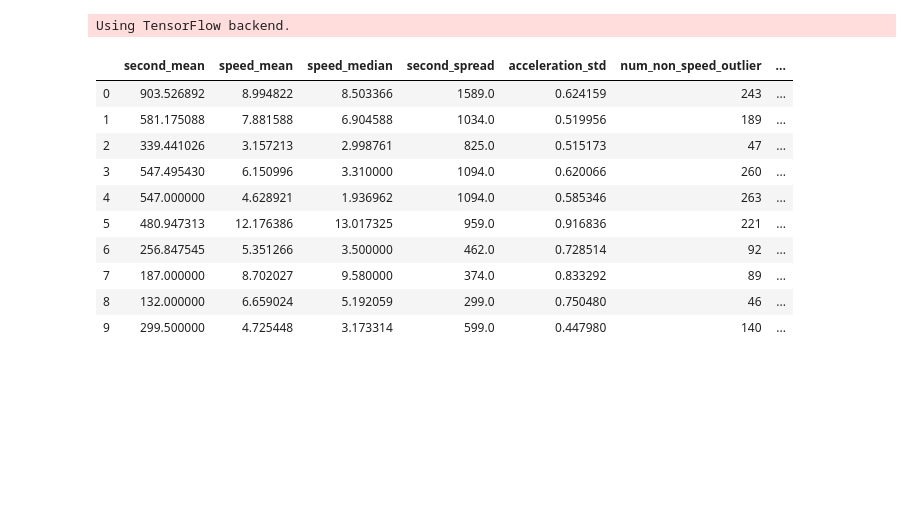
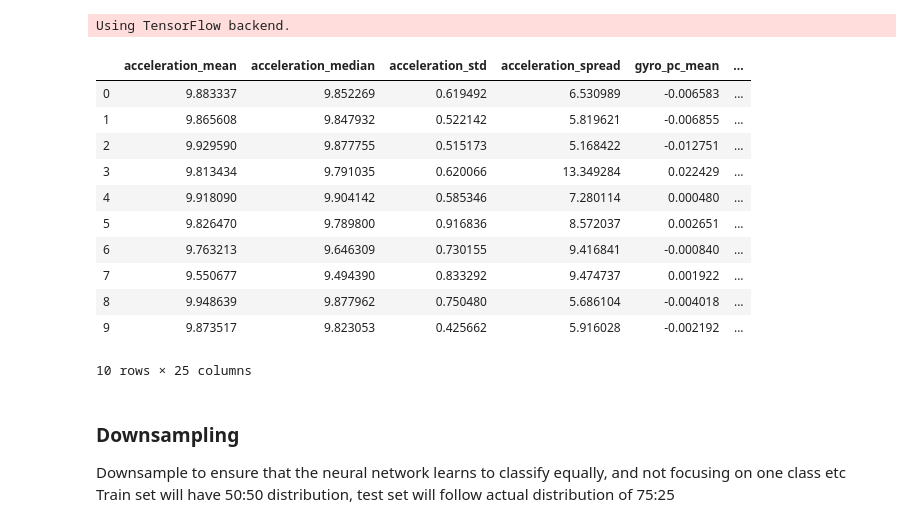
Before and after one commit to md-afif/AIforSEA_Safety, a Jupyter notebook: model_ANN.ipynb, the cells around one changed output. Drawn from its saved outputs; the diff is of its cells as text; code cells hidden in the pictures; blank space fills up the shorter version.

```diff
--- a/model_ANN.ipynb
+++ b/model_ANN.ipynb
@@ -15,25 +15,37 @@ from keras.layers import Dense, Dropout, BatchNormalization
 # %% [output]
 Using TensorFlow backend.
 # %%
-DATA_DIR = os.path.join(os.getcwd(), '../data/safety/kfengtee.csv')
+DATA_DIR = os.path.join(os.getcwd(), '../data/safety/total_df.csv')
 
-adaboost_cols = ['second_mean', 'speed_mean', 'speed_median', 'second_spread',
-       'acceleration_std', 'num_non_speed_outlier', 'second_std',
-       'second_median', 'speed_spread', 'num_non_gyro_outlier', 'label']
+# Not using the columns formed by IsolationForest
+cols = ['acceleration_mean', 'acceleration_median', 'acceleration_std',
+       'acceleration_spread', 'gyro_pc_mean', 'gyro_pc_median', 'gyro_pc_std',
+       'gyro_pc_spread', 'speed_mean', 'speed_median', 'speed_std',
+       'speed_spread', 'second_mean', 'second_median', 'second_std',
+       'second_spread', 'over_speed', 'over_second', 'over_acceleration_x',
+       'over_acceleration_y', 'over_acceleration_z', 'over_gyro_x',
+       'over_gyro_y', 'over_gyro_z', 'label']
+
 
 agg_diff_df = pd.read_csv(DATA_DIR)
 agg_diff_df = agg_diff_df.drop('bookingid', axis='columns')
-agg_diff_df = agg_diff_df[adaboost_cols]
+agg_diff_df = agg_diff_df[cols]
 agg_diff_df.head(n=10)
 # %% [output]
-|  | second_mean | speed_mean | speed_median | second_spread | acceleration_std | num_non_speed_outlier | ... |
-| 0 | 903.526892 | 8.994822 | 8.503366 | 1589.0 | 0.624159 | 243 | ... |
-| 1 | 581.175088 | 7.881588 | 6.904588 | 1034.0 | 0.519956 | 189 | ... |
-| 2 | 339.441026 | 3.157213 | 2.998761 | 825.0 | 0.515173 | 47 | ... |
-| 3 | 547.495430 | 6.150996 | 3.310000 | 1094.0 | 0.620066 | 260 | ... |
-| 4 | 547.000000 | 4.628921 | 1.936962 | 1094.0 | 0.585346 | 263 | ... |
-| 5 | 480.947313 | 12.176386 | 13.017325 | 959.0 | 0.916836 | 221 | ... |
-| 6 | 256.847545 | 5.351266 | 3.500000 | 462.0 | 0.728514 | 92 | ... |
-| 7 | 187.000000 | 8.702027 | 9.580000 | 374.0 | 0.833292 | 89 | ... |
-| 8 | 132.000000 | 6.659024 | 5.192059 | 299.0 | 0.750480 | 46 | ... |
-| 9 | 299.500000 | 4.725448 | 3.173314 | 599.0 | 0.447980 | 140 | ... |
+|  | acceleration_mean | acceleration_median | acceleration_std | acceleration_spread | gyro_pc_mean | ... |
+| 0 | 9.883337 | 9.852269 | 0.619492 | 6.530989 | -0.006583 | ... |
+| 1 | 9.865608 | 9.847932 | 0.522142 | 5.819621 | -0.006855 | ... |
+| 2 | 9.929590 | 9.877755 | 0.515173 | 5.168422 | -0.012751 | ... |
+| 3 | 9.813434 | 9.791035 | 0.620066 | 13.349284 | 0.022429 | ... |
+| 4 | 9.918090 | 9.904142 | 0.585346 | 7.280114 | 0.000480 | ... |
+| 5 | 9.826470 | 9.789800 | 0.916836 | 8.572037 | 0.002651 | ... |
+| 6 | 9.763213 | 9.646309 | 0.730155 | 9.416841 | -0.000840 | ... |
+| 7 | 9.550677 | 9.494390 | 0.833292 | 9.474737 | 0.001922 | ... |
+| 8 | 9.948639 | 9.877962 | 0.750480 | 5.686104 | -0.004018 | ... |
+| 9 | 9.873517 | 9.823053 | 0.425662 | 5.916028 | -0.002192 | ... |
+10 rows × 25 columns
+# %% [markdown]
+### Downsampling
+
+Downsample to ensure that the neural network learns to classify equally, and not focusing on one class etc \
+Train set will have 50:50 distribution, test set will follow actual distribution of 75:25
```
Also changed, not shown: parts of 20 cells of this notebook, 1 other file.
